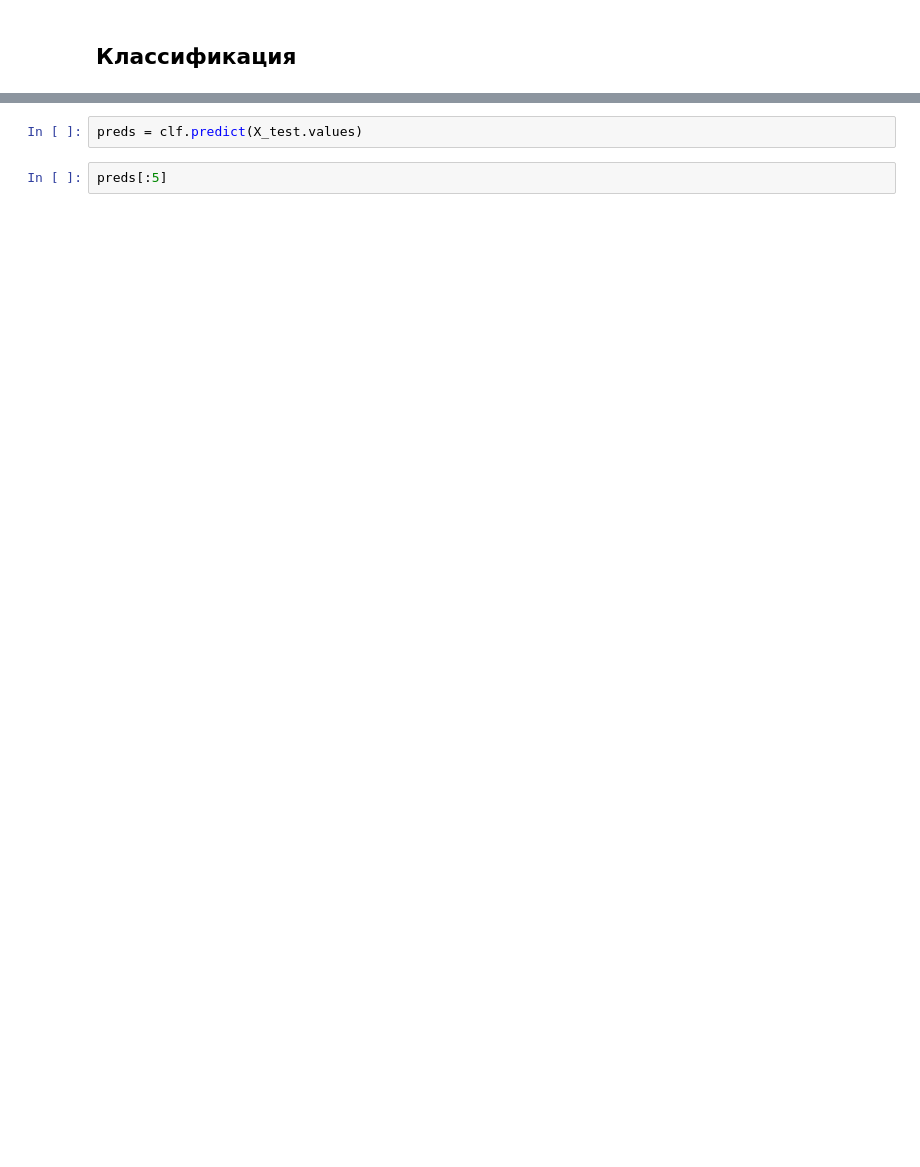
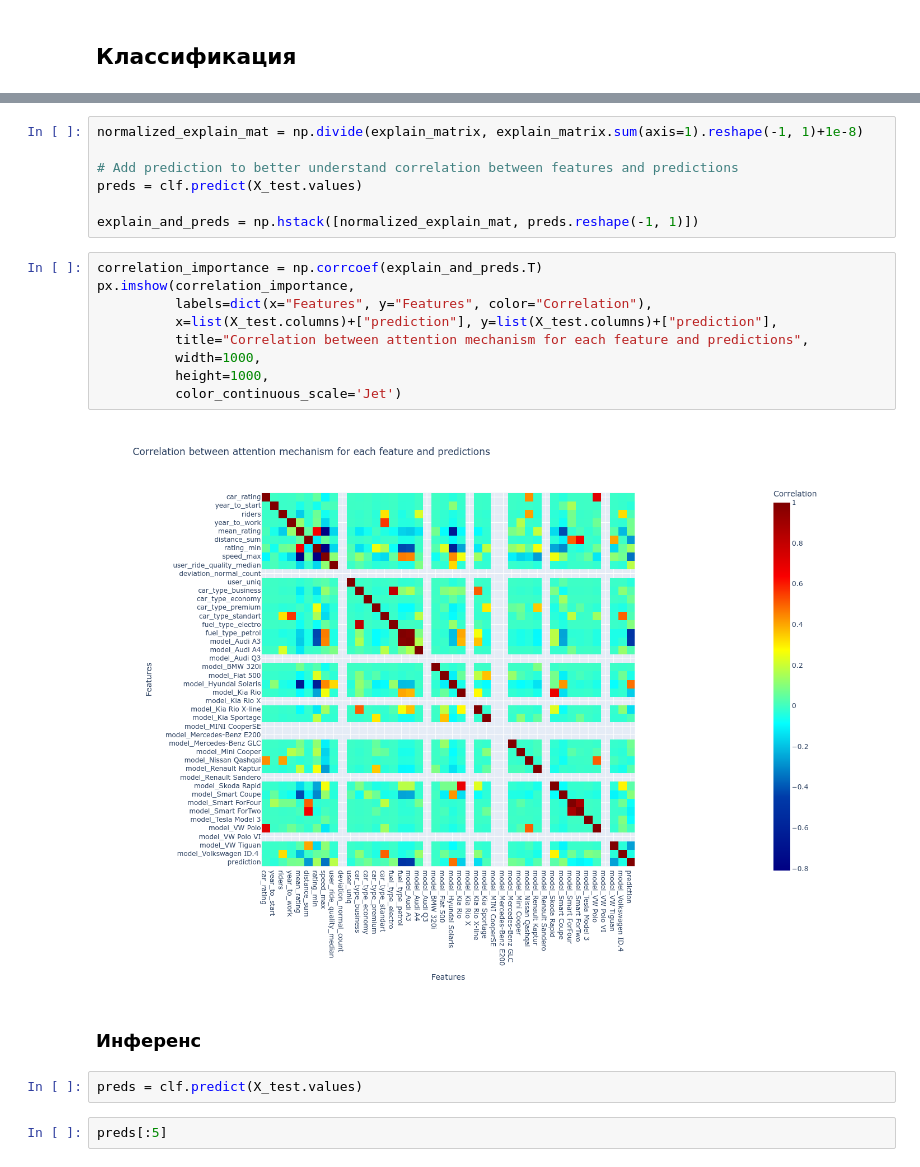
Before and after one commit to a-milenkin/Competitive_Data_Science, a Jupyter notebook: notebooks/9.1 - NN.ipynb, the cells around one changed output, grey strips where cells are left out. Saved outputs shown, nothing was run; the diff lists cells and outputs as text; blank space fills up the shorter version.

```diff
--- a/notebooks/9.1 - NN.ipynb
+++ b/notebooks/9.1 - NN.ipynb
@@ -496,3 +518,23 @@ for i in range(3):
+# %%
+normalized_explain_mat = np.divide(explain_matrix, explain_matrix.sum(axis=1).reshape(-1, 1)+1e-8)
+
+# Add prediction to better understand correlation between features and predictions
+preds = clf.predict(X_test.values)
+
+explain_and_preds = np.hstack([normalized_explain_mat, preds.reshape(-1, 1)])
+# %%
+correlation_importance = np.corrcoef(explain_and_preds.T)
+px.imshow(correlation_importance,
+          labels=dict(x="Features", y="Features", color="Correlation"),
+          x=list(X_test.columns)+["prediction"], y=list(X_test.columns)+["prediction"],
+          title="Correlation between attention mechanism for each feature and predictions",
+          width=1000,
+          height=1000,
+          color_continuous_scale='Jet')
+# %% [output]
+[figure, added]
+# %% [markdown]
+### Инференс
 # %%
 preds = clf.predict(X_test.values)
 # %%
```
Also changed, not shown: parts of 28 cells of this notebook, 16 other files.
